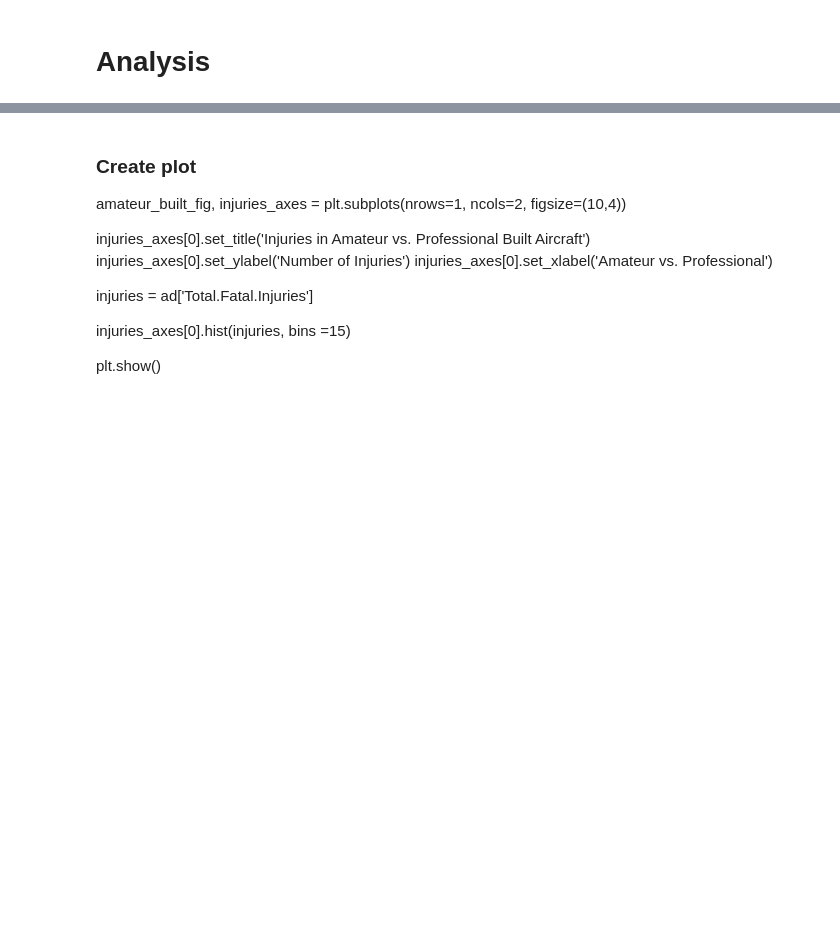
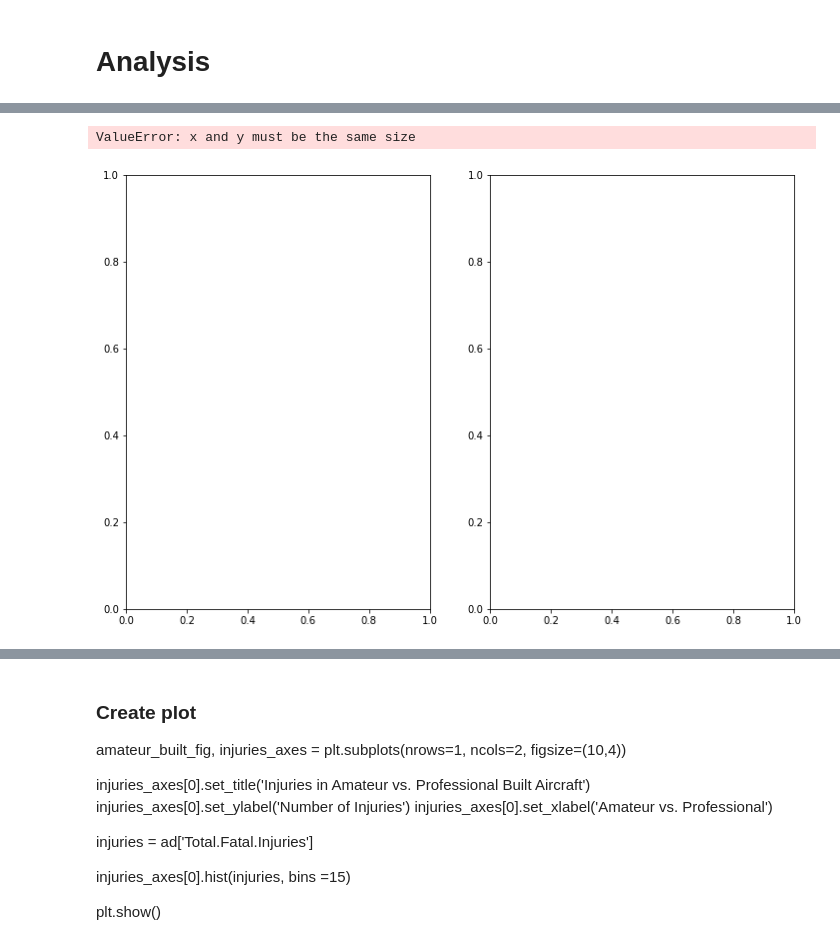
Before and after one commit to josh-g-grimes/Aviation-Data, a Jupyter notebook: notebook.ipynb, the cells around one changed output, grey strips where cells are left out. Cells and saved outputs as stored; diff of their text form; code cells hidden in the pictures; blank space fills up the shorter version.

```diff
--- a/notebook.ipynb
+++ b/notebook.ipynb
@@ -137,0 +159,8 @@ ad.groupby(['Amateur.Built']).sum()
+# %%
+fig, ax = plt.subplots(1, 2, figsize=(12, 8))
+
+ax[0].scatter(ad['Percent.Uninjured'], y)
+ax[1].hist(ad['Percent.Uninjured'], bins=50);
+# %% [output]
+ValueError: x and y must be the same size
+[figure, added]
```
Also changed, not shown: parts of 36 cells of this notebook.
